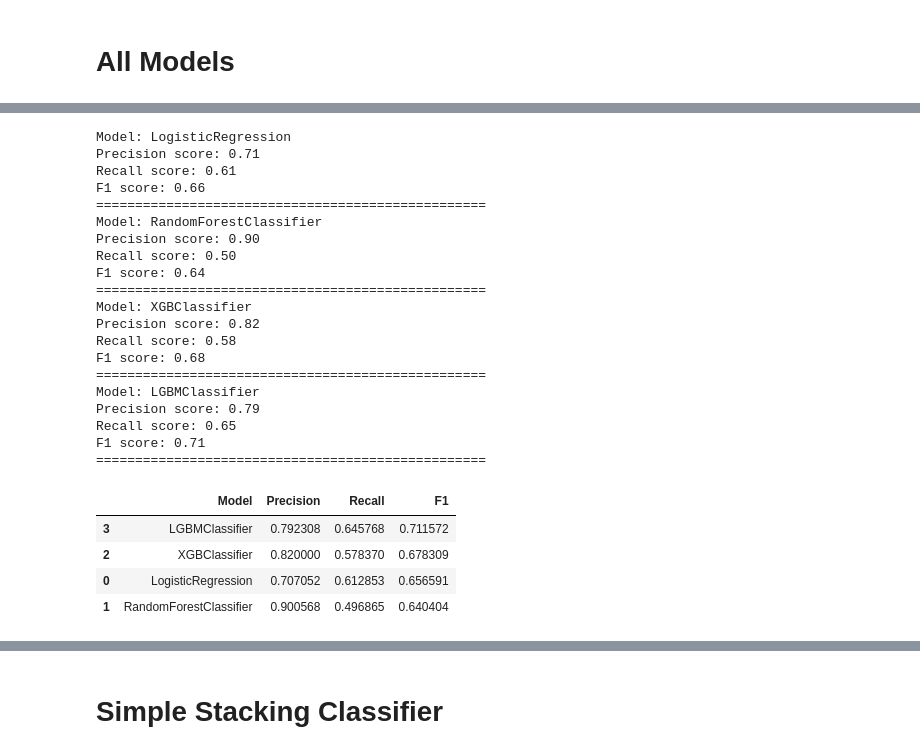
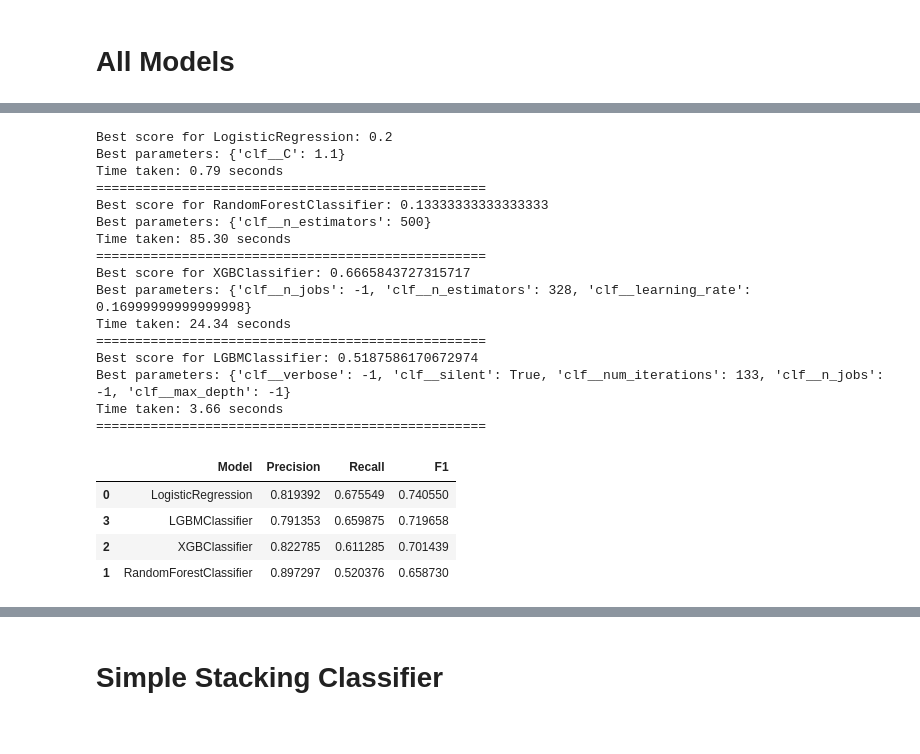
Before and after one commit to guidesify/DataSci_Crisis, a Jupyter notebook: classification_model.ipynb, the cells around one changed output, grey strips where cells are left out. Saved outputs shown, nothing was run; the diff lists cells and outputs as text; code cells hidden in the pictures.

```diff
--- a/classification_model.ipynb
+++ b/classification_model.ipynb
@@ -188,7 +188,7 @@ df.shape
 # %%
 # Define X and y
 # X is everything except target, location, keyword
-X = df.drop(['target', 'keyword'], axis=1)
+X = df.drop(['target', 'keyword','location'], axis=1)
 y = df['target']
 
 # Meta columns list
@@ -200,9 +200,9 @@ def RandomizedSearchCV_function(classifier, parameters, tune=True, X_train=None,
     # Define column transformer and pipeline
     column_transformer = ColumnTransformer([
         ('vect', TfidfVectorizer(analyzer='word',strip_accents=None, encoding='utf-8',preprocessor=None,ngram_range=(1, 2),token_pattern=r'(?u)\b\w[\w-]*\w\b|\b\w+\b', stop_words='english'), 'text'),
-        ('meta', 'passthrough', meta_cols),
-        ('location', CountVectorizer(), 'location'),
-    ])
+        ('meta', 'passthrough', chosen_cols),
+        # ('location', CountVectorizer(), 'location'), doesn't help
+    ], remainder='drop')
     pipeline = Pipeline([
         ('col_transformer', column_transformer),
         ('clf', classifier)
@@ -233,10 +233,10 @@ def show_performance(model_name, model, mode="full", X_test=None, y_test=None):
     precision = precision_score(y_test, y_pred, average='binary')
     recall = recall_score(y_test, y_pred, average='binary')
     f1 = f1_score(y_test, y_pred, average='binary')
-    print('Model: {}'.format(model_name))
-    print('Precision score: {:.2f}'.format(precision))
-    print('Recall score: {:.2f}'.format(recall))
-    print('F1 score: {:.2f}'.format(f1))
+    # print('Model: {}'.format(model_name))
+    # print('Precision score: {:.2f}'.format(precision))
+    # print('Recall score: {:.2f}'.format(recall))
+    # print('F1 score: {:.2f}'.format(f1))
 
     # Full mode
     if mode == "full":
@@ -293,15 +293,15 @@ def show_performance(model_name, model, mode="full", X_test=None, y_test=None):
             print(importance)
         except:
             print('No feature importance for {}'.format(model_name))
-    print('='*50)
+    # print('='*50)
 
     return model_name, precision, recall, f1
 
 def bulk_train(X_train=None, y_train=None, tune=True):
-    best_log = ["LogisticRegression",RandomizedSearchCV_function(LogisticRegression(), {'clf__C': (0.5, 1.0, 1.5),'clf__penalty': ['l2','l1'],'clf__solver': ('lbfgs','saga')}, tune=tune, X_train=X_train, y_train=y_train)]
-    best_rf = ["RandomForestClassifier",RandomizedSearchCV_function(RandomForestClassifier(), {'clf__n_estimators': (100, 200, 300, 400, 500),'clf__max_depth': (10, 20, 30, 40, 50, None)}, tune=tune, X_train=X_train, y_train=y_train)]
-    best_xgb = ["XGBClassifier",RandomizedSearchCV_function(xgb.XGBClassifier(), {'clf__n_estimators': np.arange(100,300), 'clf__learning_rate': [0.2,0.3,0.4,0.5], 'clf__n_jobs': (-1,)}, tune=tune, X_train=X_train, y_train=y_train)]
-    best_lgbm = ["LGBMClassifier",RandomizedSearchCV_function(LGBMClassifier(), {'clf__verbose': (-1,), 'clf__n_jobs': (-1,), 'clf__reg_alpha': np.arange(0.1,1,0.1), 'clf__reg_lambda': np.arange(0.1,1,0.1), 'clf__max_depth': (-1,), 'clf__silent': (True,)}, tune=tune, X_train=X_train, y_train=y_train)]
+    best_log = ["LogisticRegression",RandomizedSearchCV_function(LogisticRegression(), {'clf__C': (1.1,1.2)}, tune=tune, X_train=X_train, y_train=y_train)]
+    best_rf = ["RandomForestClassifier",RandomizedSearchCV_function(RandomForestClassifier(), {'clf__n_estimators': (500,600)}, tune=tune, X_train=X_train, y_train=y_train)]
+    best_xgb = ["XGBClassifier",RandomizedSearchCV_function(xgb.XGBClassifier(), {'clf__n_estimators': np.arange(255,338), 'clf__learning_rate': np.arange(0.1,0.2,0.01), 'clf__n_jobs': (-1,)}, tune=tune, X_train=X_train, y_train=y_train)]
+    best_lgbm = ["LGBMClassifier",RandomizedSearchCV_function(LGBMClassifier(), {'clf__verbose': (-1,), 'clf__n_jobs': (-1,), 'clf__num_iterations': np.arange(123,300), 'clf__max_depth': (-1,), 'clf__silent': (True,)}, tune=tune, X_train=X_train, y_train=y_train)]
 
     best_models = [best_log, best_rf, best_xgb, best_lgbm]
     return best_models
@@ -333,31 +360,31 @@ Time taken: 1.25 seconds
+# %%
+# Train the models
+best_models_tuned = bulk_train(X_train, y_train)
+# %% [output]
+Best score for LogisticRegression: 0.2
+Best parameters: {'clf__C': 1.1}
+Time taken: 0.79 seconds
+==================================================
+Best score for RandomForestClassifier: 0.13333333333333333
+Best parameters: {'clf__n_estimators': 500}
+Time taken: 85.30 seconds
+==================================================
+Best score for XGBClassifier: 0.6665843727315717
+Best parameters: {'clf__n_jobs': -1, 'clf__n_estimators': 328, 'clf__learning_rate': 0.16999999999999998}
+Time taken: 24.34 seconds
+==================================================
+Best score for LGBMClassifier: 0.5187586170672974
+Best parameters: {'clf__verbose': -1, 'clf__silent': True, 'clf__num_iterations': 133, 'clf__n_jobs': -1, 'clf__max_depth': -1}
+Time taken: 3.66 seconds
+==================================================
 # %%
 # Create a dataframe to show the performance of the models
-performance = [show_performance(*model, mode='lite', X_test=X_test, y_test=y_test) for model in best_models]
-df_performance = pd.DataFrame(performance, columns=['Model', 'Precision', 'Recall', 'F1'])
-df_performance.sort_values('F1', ascending=False)
+performance_tuned = [show_performance(*model, mode='lite', X_test=X_test, y_test=y_test) for model in best_models_tuned]
+df_performance_tuned = pd.DataFrame(performance_tuned, columns=['Model', 'Precision', 'Recall', 'F1'])
+df_performance_tuned.sort_values('F1', ascending=False)
 # %% [output]
-Model: LogisticRegression
-Precision score: 0.71
-Recall score: 0.61
-F1 score: 0.66
-==================================================
-Model: RandomForestClassifier
-Precision score: 0.90
-Recall score: 0.50
-F1 score: 0.64
-==================================================
-Model: XGBClassifier
-Precision score: 0.82
-Recall score: 0.58
-F1 score: 0.68
-==================================================
-Model: LGBMClassifier
-Precision score: 0.79
-Recall score: 0.65
-F1 score: 0.71
-==================================================
 |  | Model | Precision | Recall | F1 |
-| 3 | LGBMClassifier | 0.792308 | 0.645768 | 0.711572 |
-| 2 | XGBClassifier | 0.820000 | 0.578370 | 0.678309 |
-| 0 | LogisticRegression | 0.707052 | 0.612853 | 0.656591 |
-| 1 | RandomForestClassifier | 0.900568 | 0.496865 | 0.640404 |
+| 0 | LogisticRegression | 0.819392 | 0.675549 | 0.740550 |
+| 3 | LGBMClassifier | 0.791353 | 0.659875 | 0.719658 |
+| 2 | XGBClassifier | 0.822785 | 0.611285 | 0.701439 |
+| 1 | RandomForestClassifier | 0.897297 | 0.520376 | 0.658730 |
```
Also changed, not shown: parts of 13 cells of this notebook.
